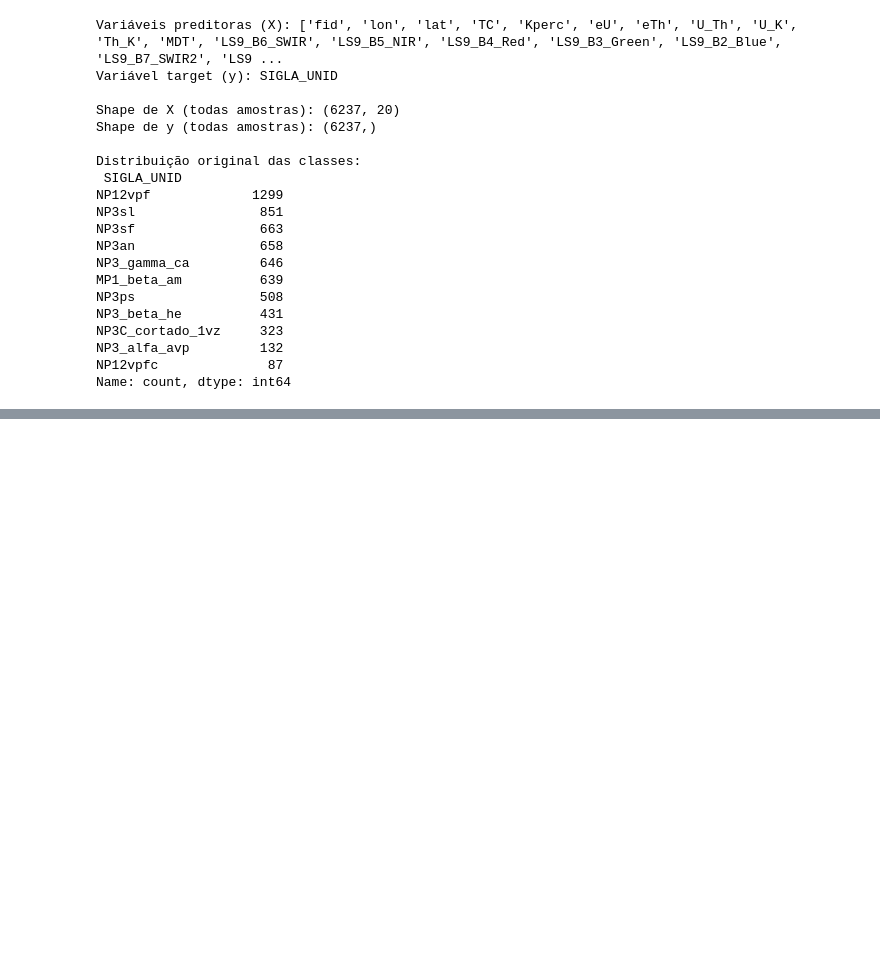
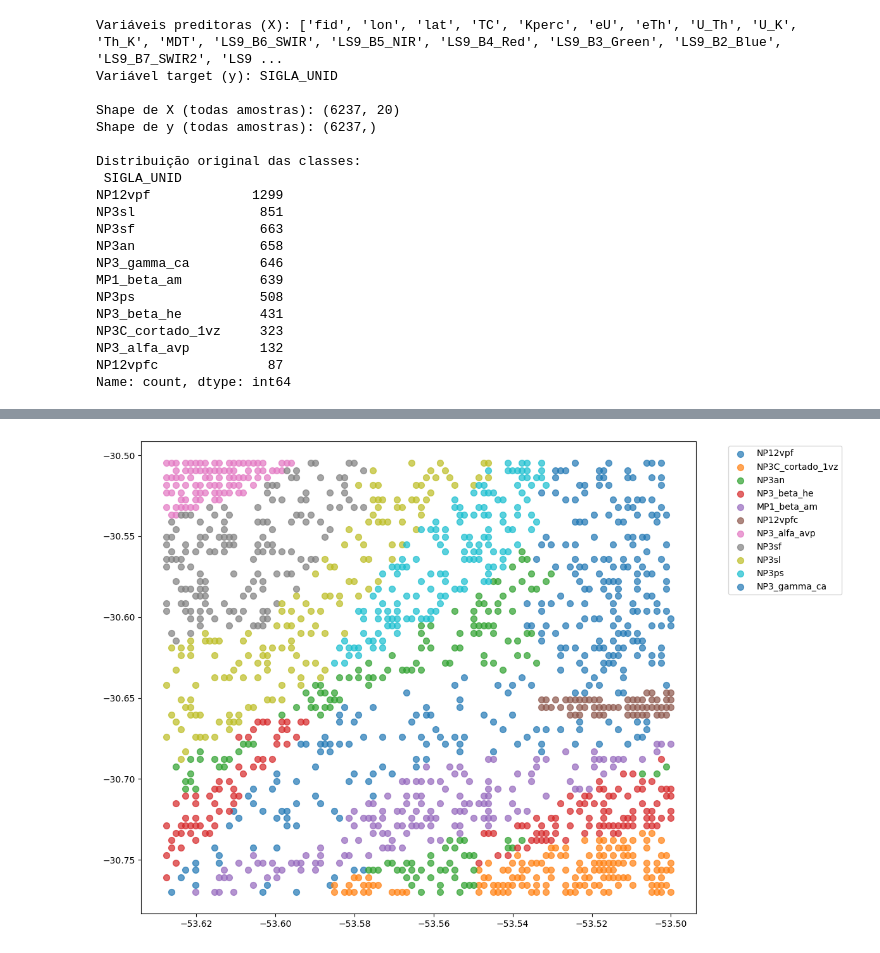
Before and after one commit to Matias-Valladao/ML-GeoPredict-Lavras, a Jupyter notebook: RF_PassFeio_So_RF_V1,2.ipynb, the cells around one changed output, grey strips where cells are left out. Saved outputs shown, nothing was run; the diff lists cells and outputs as text; code cells hidden in the pictures; blank space fills up the shorter version.

```diff
--- a/RF_PassFeio_So_RF_V1,2.ipynb
+++ b/RF_PassFeio_So_RF_V1,2.ipynb
@@ -383,3 +401,15 @@ KeyError: "['lonlat'] not found in axis"
+# %%
+# Agora usando train_data que contém as coordenadas
+plt.figure(figsize=(12,8))
+for classe in train_data[target].unique():
+    subset = train_data[train_data[target] == classe]
+    plt.scatter(subset['lon'], subset['lat'], label=classe, s=50, alpha=0.7)
+
+plt.legend(bbox_to_anchor=(1.05, 1))
+plt.tight_layout()
+plt.show()
+# %% [output]
+[figure, added]
 # %%
 import matplotlib.pyplot as plt
 import seaborn as sns
```
Also changed, not shown: parts of 14 cells of this notebook.
